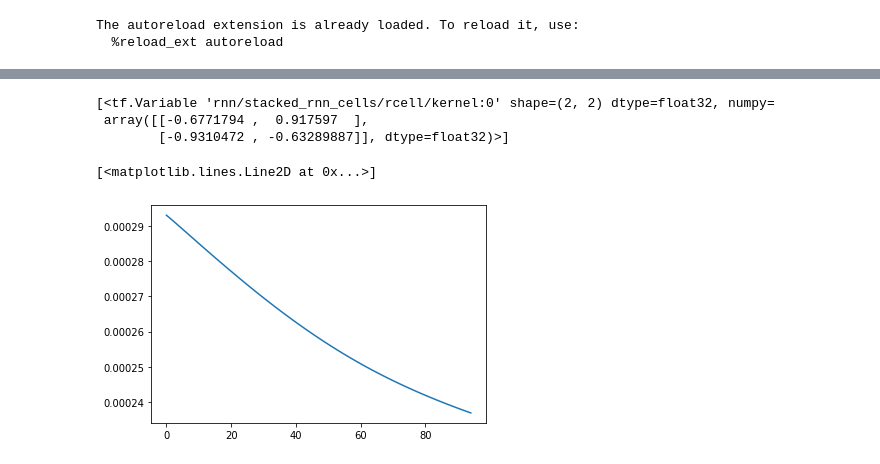
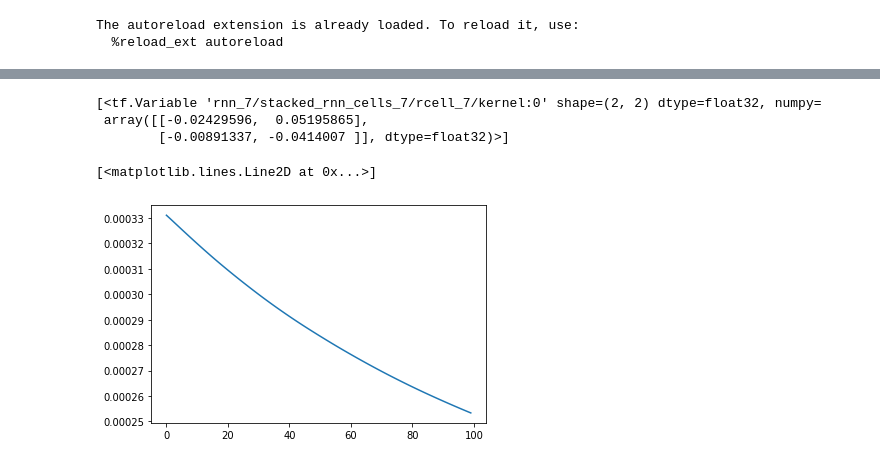
Before and after one commit to matibilkis/continuous, a Jupyter notebook: training_gaussian_net.ipynb, the cells around one changed output, grey strips where cells are left out. Drawn from its saved outputs; the diff is of its cells as text; code cells hidden in the pictures.

Commit message:
callback training

```diff
--- a/training_gaussian_net.ipynb
+++ b/training_gaussian_net.ipynb
@@ -20,7 +20,8 @@ The autoreload extension is already loaded. To reload it, use:
 # %%
 from misc import load_data, get_def_path
 
-periods = 5
+periods = 10
 ppp=1000
+train_id = 0
 defpath = get_def_path()
 path = defpath+"{}periods/{}ppp/".format(periods,ppp)
@@ -38,5 +38,5 @@ plt.plot(times, means[:,0])
 # %%
-rmodel = GRNNmodel([C,D,dt, total_time], cov_in=tf.convert_to_tensor(covs[0].astype(np.float32)), stateful=False)
+rmodel = GRNNmodel(coeffs = [C,D,dt, total_time], traj_details=[periods, ppp, train_id, path], cov_in=tf.convert_to_tensor(covs[0].astype(np.float32)), stateful=False)
 rmodel.compile(optimizer=tf.keras.optimizers.Adam(lr=0.01))
 rmodel.recurrent_layer(tfsignals[:,:10,:], initial_state=rmodel.initial_state)
 #rmodel.trainable_variables[0].assign(tf.convert_to_tensor(A.astype(np.float32)))
@@ -55,7 +55,7 @@ array([[[ 0.01256637,  0.        ],
 # %%
-
 history = rmodel.fit(x=tfsignals, y=tfsignals,
-                     epochs = 10**3, callbacks = [tf.keras.callbacks.EarlyStopping(monitor='total_loss',
+                     epochs = 10**2, callbacks = [CustomCallback(),
+                                                  tf.keras.callbacks.EarlyStopping(monitor='total_loss',
                                                                                    min_delta=0, patience=500,
                                                                                    verbose=0,
                                                                                    mode='min')])
@@ -81,16 +73,16 @@ KeyboardInterrupt:
 # %%
 rmodel.trainable_variables
 # %% [output]
-[<tf.Variable 'rnn/stacked_rnn_cells/rcell/kernel:0' shape=(2, 2) dtype=float32, numpy=
- array([[-0.6771794 ,  0.917597  ],
-        [-0.9310472 , -0.63289887]], dtype=float32)>]
+[<tf.Variable 'rnn_7/stacked_rnn_cells_7/rcell_7/kernel:0' shape=(2, 2) dtype=float32, numpy=
+ array([[-0.02429596,  0.05195865],
+        [-0.00891337, -0.0414007 ]], dtype=float32)>]
 # %%
 histories = rmodel.history.history
 #keys_histories = list(histories.keys())
 #for k,v, in histories.items():
  #   np.save(train_path+"{}".format(k), v, allow_pickle=True)
 # %%
-plt.plot(histories["total_loss"])
+plt.plot(history.history["total_loss"])
 # %% [output]
 [<matplotlib.lines.Line2D at 0x...>]
-[figure, old version]
+[figure, new version]
```
Also changed, not shown: parts of 4 cells of this notebook, 4 other files.
